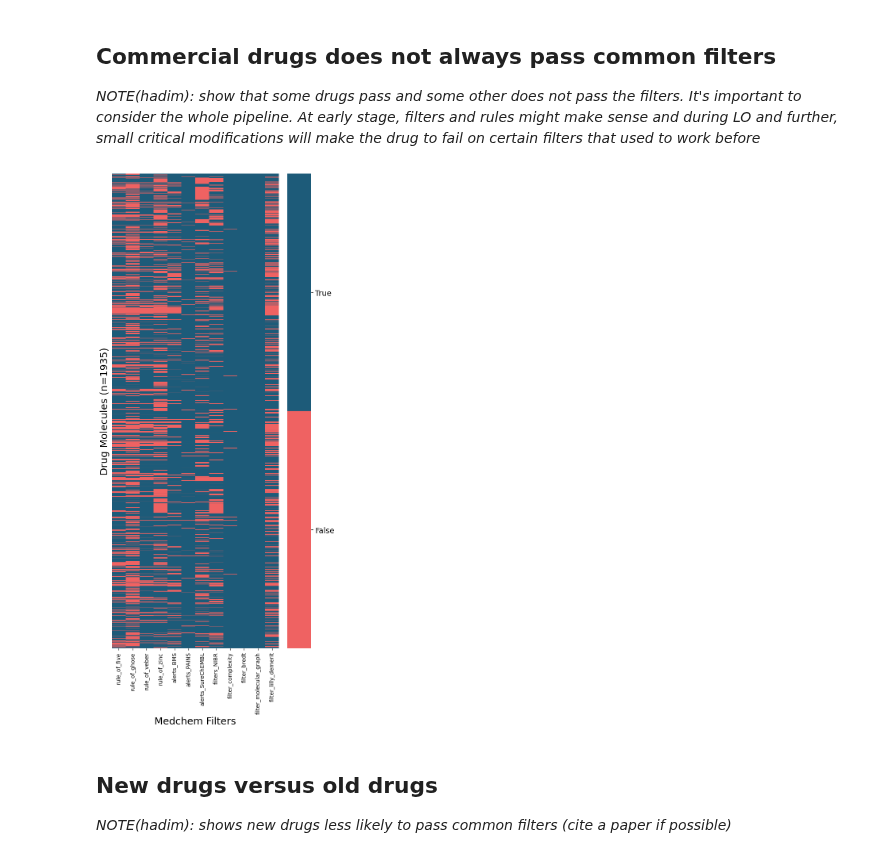
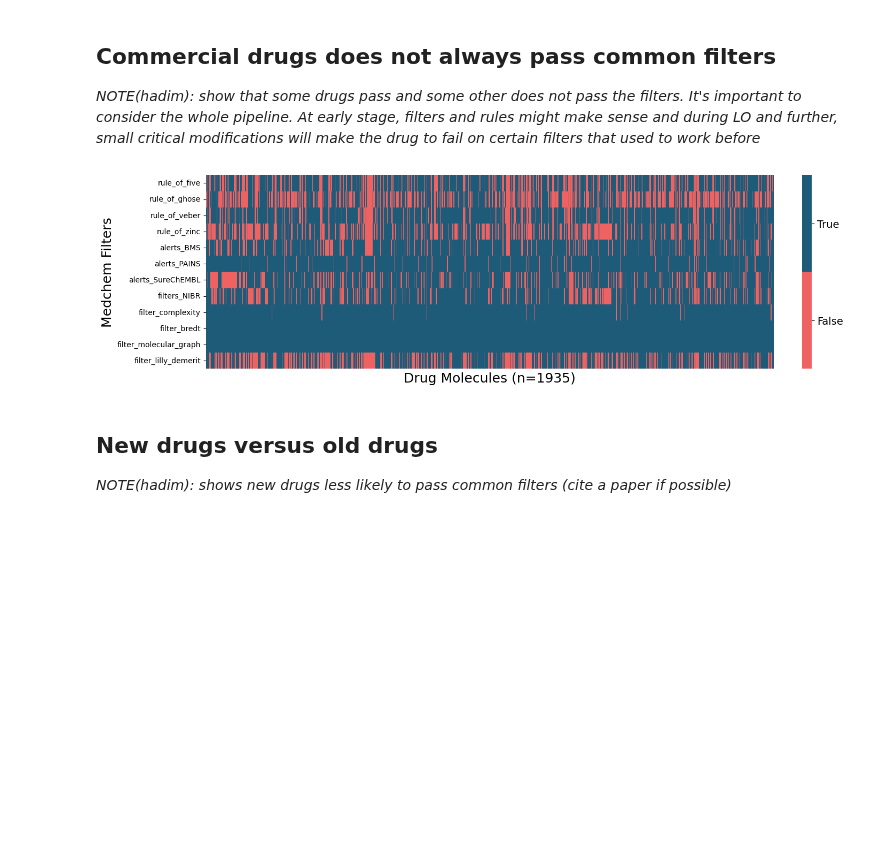
Before and after one commit to datamol-io/medchem, a Jupyter notebook: docs/tutorials/Basic_Concepts.ipynb, the cells around one changed output. Cells and saved outputs as stored; diff of their text form; code cells hidden in the pictures; blank space fills up the shorter version.

```diff
--- a/docs/tutorials/Basic_Concepts.ipynb
+++ b/docs/tutorials/Basic_Concepts.ipynb
@@ -98,40 +98,40 @@ filter_columns = [
     "rule_of_five",
     "rule_of_ghose",
     "rule_of_veber",
     "rule_of_zinc",
     "alerts_BMS",
     "alerts_PAINS",
     "alerts_SureChEMBL",
     "filters_NIBR",
     "filter_complexity",
     "filter_bredt",
     "filter_molecular_graph",
     "filter_lilly_demerit",
 ]
 
 
-f, ax = plt.subplots(figsize=(6, 14), constrained_layout=True)
+f, ax = plt.subplots(figsize=(14, 4), constrained_layout=True)
 
 cmap = matplotlib.colors.ListedColormap(["#EF6262", "#1D5B79"], None)
 
 sns.heatmap(
-    data[filter_columns],
+    data[filter_columns].T,
     annot=False,
     ax=ax,
-    xticklabels=True,  # type: ignore
-    yticklabels=False,  # type: ignore
+    xticklabels=False,  # type: ignore
+    yticklabels=True,  # type: ignore
     cbar=True,
     cmap=cmap,
 )
 # sns.heatmap(data[filter_columns], annot=False, ax=ax, xticklabels=False, yticklabels=False)
 
 ax.collections[0].colorbar.set_ticks([0.25, 0.75])
 ax.collections[0].colorbar.set_ticklabels([False, True], fontsize=14)
 
-ax.set_ylabel(f"Drug Molecules (n={len(data)})", fontsize=18)
-_ = ax.set_xlabel("Medchem Filters", fontsize=18)
+ax.set_xlabel(f"Drug Molecules (n={len(data)})", fontsize=18)
+_ = ax.set_ylabel("Medchem Filters", fontsize=18)
 # %% [output]
-[figure, old version]
+[figure, new version]
 # %% [markdown]
 ## New drugs versus old drugs
 
```
